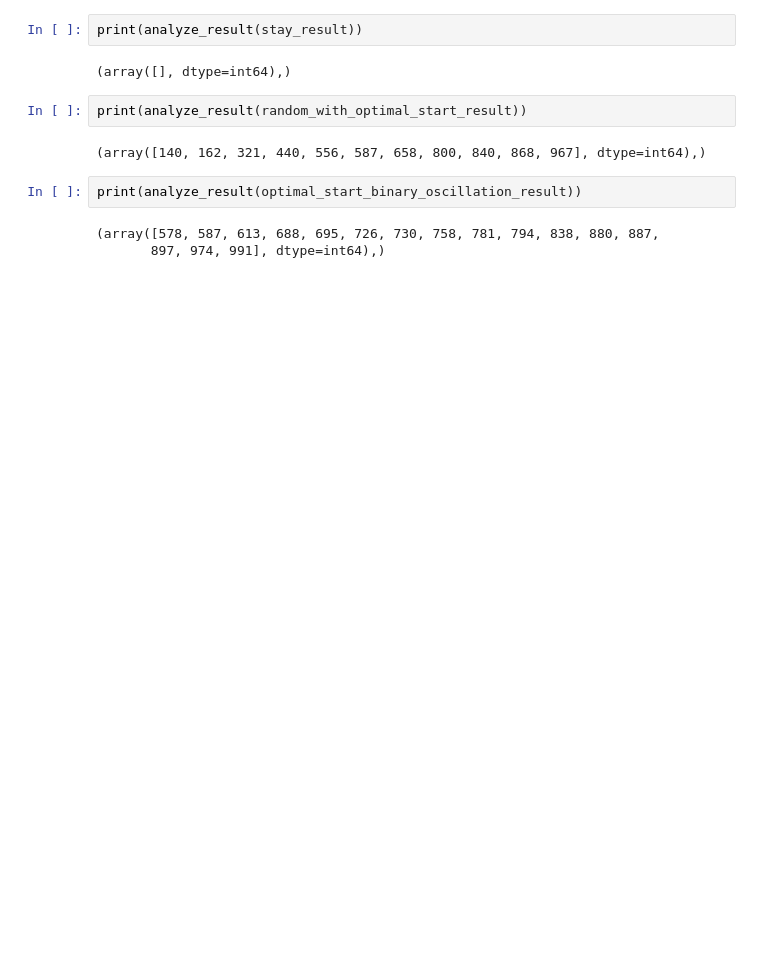
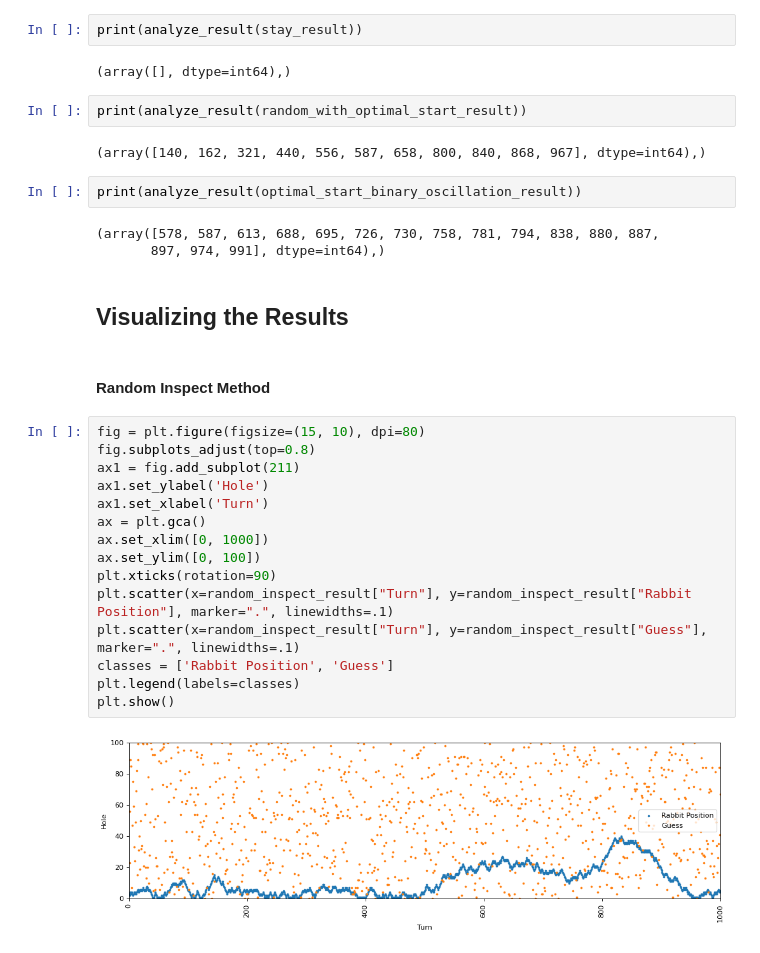
Before and after one commit to gmAnthony/rabbitgame, a Jupyter notebook: Rabbit Game.ipynb, the cells around one changed output. Drawn from its saved outputs; the diff is of its cells as text; blank space fills up the shorter version.

Commit message:
add visualizations

```diff
--- a/Rabbit Game.ipynb
+++ b/Rabbit Game.ipynb
@@ -252,3 +253,24 @@ print(analyze_result(optimal_start_binary_oscillation_result))
 # %% [output]
 (array([578, 587, 613, 688, 695, 726, 730, 758, 781, 794, 838, 880, 887,
        897, 974, 991], dtype=int64),)
+# %% [markdown]
+## Visualizing the Results
+# %% [markdown]
+#### Random Inspect Method
+# %%
+fig = plt.figure(figsize=(15, 10), dpi=80)
+fig.subplots_adjust(top=0.8)
+ax1 = fig.add_subplot(211)
+ax1.set_ylabel('Hole')
+ax1.set_xlabel('Turn')
+ax = plt.gca()
+ax.set_xlim([0, 1000])
+ax.set_ylim([0, 100])
+plt.xticks(rotation=90)
+plt.scatter(x=random_inspect_result["Turn"], y=random_inspect_result["Rabbit Position"], marker=".", linewidths=.1)
+plt.scatter(x=random_inspect_result["Turn"], y=random_inspect_result["Guess"], marker=".", linewidths=.1)
+classes = ['Rabbit Position', 'Guess']
+plt.legend(labels=classes)
+plt.show()
+# %% [output]
+[figure, added]
```
Also changed, not shown: parts of 19 cells of this notebook.
